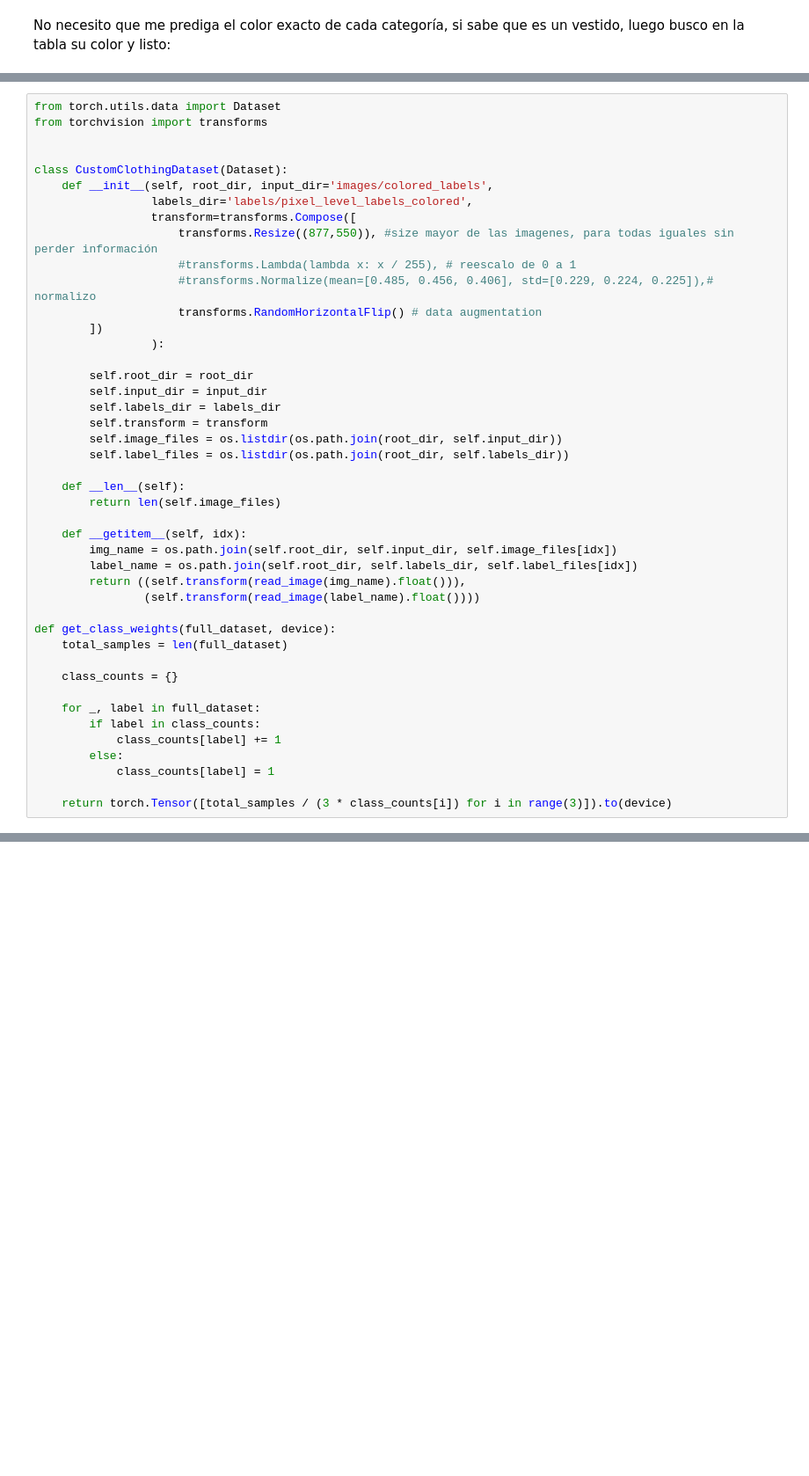
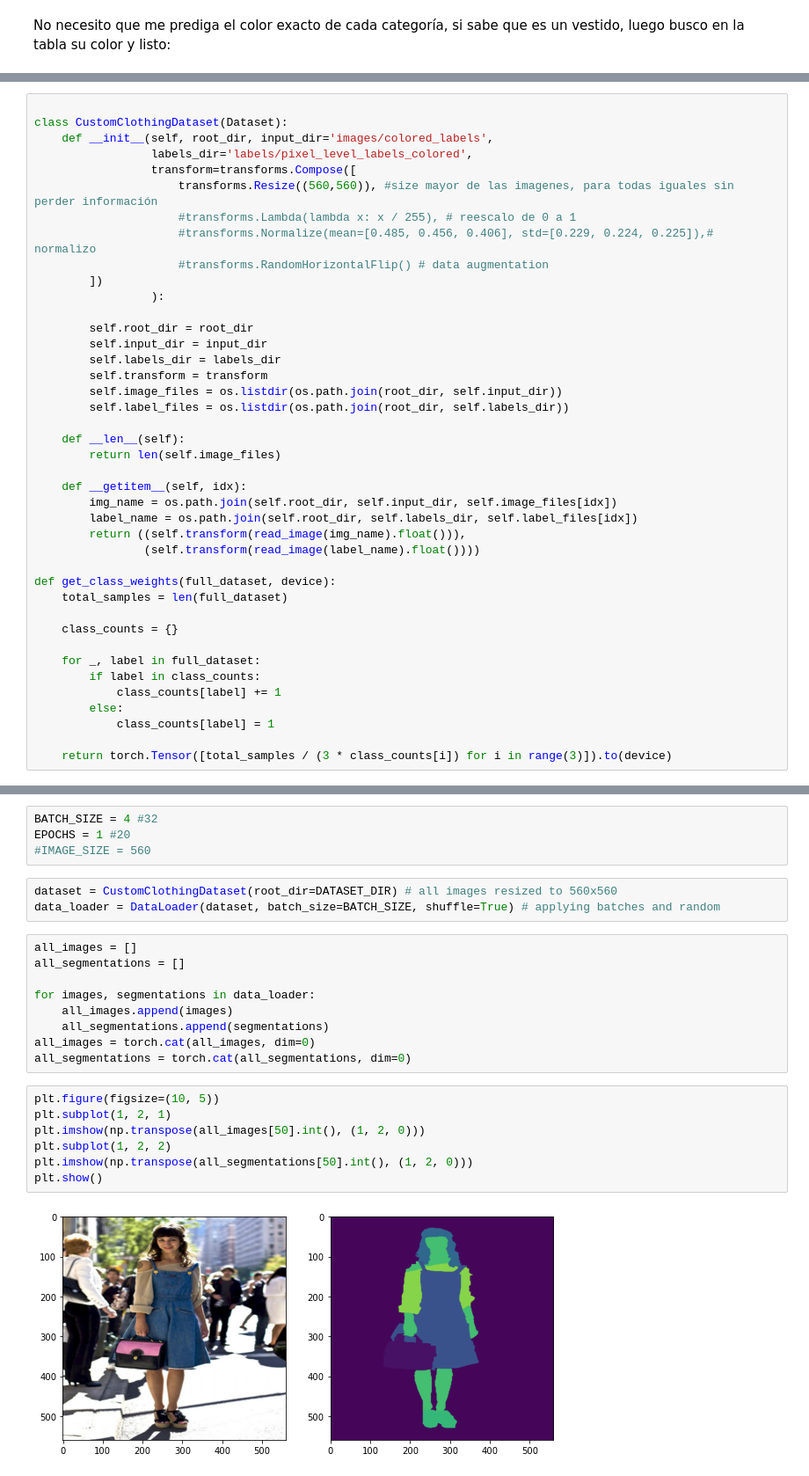
Before and after one commit to KrishT97/ClothVision, a Jupyter notebook: project.ipynb, the cells around one changed output, grey strips where cells are left out. Shown at 88% size. Drawn from its saved outputs; the diff is of its cells as text; blank space fills up the shorter version.

```diff
--- a/project.ipynb
+++ b/project.ipynb
@@ -83,16 +99,13 @@ array([3., 1., 2., 2., 1., 1., 1., 1., 1., 1., 1., 1., 1., 1., 1., 1., 1.,
 # %%
-from torch.utils.data import Dataset
-from torchvision import transforms
-
 
 class CustomClothingDataset(Dataset):
     def __init__(self, root_dir, input_dir='images/colored_labels',
                  labels_dir='labels/pixel_level_labels_colored',
                  transform=transforms.Compose([
-                     transforms.Resize((877,550)), #size mayor de las imagenes, para todas iguales sin perder información
+                     transforms.Resize((560,560)), #size mayor de las imagenes, para todas iguales sin perder información
                      #transforms.Lambda(lambda x: x / 255), # reescalo de 0 a 1
                      #transforms.Normalize(mean=[0.485, 0.456, 0.406], std=[0.229, 0.224, 0.225]),# normalizo
-                     transforms.RandomHorizontalFlip() # data augmentation
+                     #transforms.RandomHorizontalFlip() # data augmentation
         ])
                  ):
 
@@ -148,0 +286,25 @@ Cantidad de imágenes:  1004
+# %%
+BATCH_SIZE = 4 #32
+EPOCHS = 1 #20
+#IMAGE_SIZE = 560
+# %%
+dataset = CustomClothingDataset(root_dir=DATASET_DIR) # all images resized to 560x560
+data_loader = DataLoader(dataset, batch_size=BATCH_SIZE, shuffle=True) # applying batches and random
+# %%
+all_images = []
+all_segmentations = []
+
+for images, segmentations in data_loader:
+    all_images.append(images)
+    all_segmentations.append(segmentations)
+all_images = torch.cat(all_images, dim=0)
+all_segmentations = torch.cat(all_segmentations, dim=0)
+# %%
+plt.figure(figsize=(10, 5))
+plt.subplot(1, 2, 1)
+plt.imshow(np.transpose(all_images[50].int(), (1, 2, 0)))
+plt.subplot(1, 2, 2)
+plt.imshow(np.transpose(all_segmentations[50].int(), (1, 2, 0)))
+plt.show()
+# %% [output]
+[figure, added]
```
Also changed, not shown: parts of 23 cells of this notebook, 1 other file.
